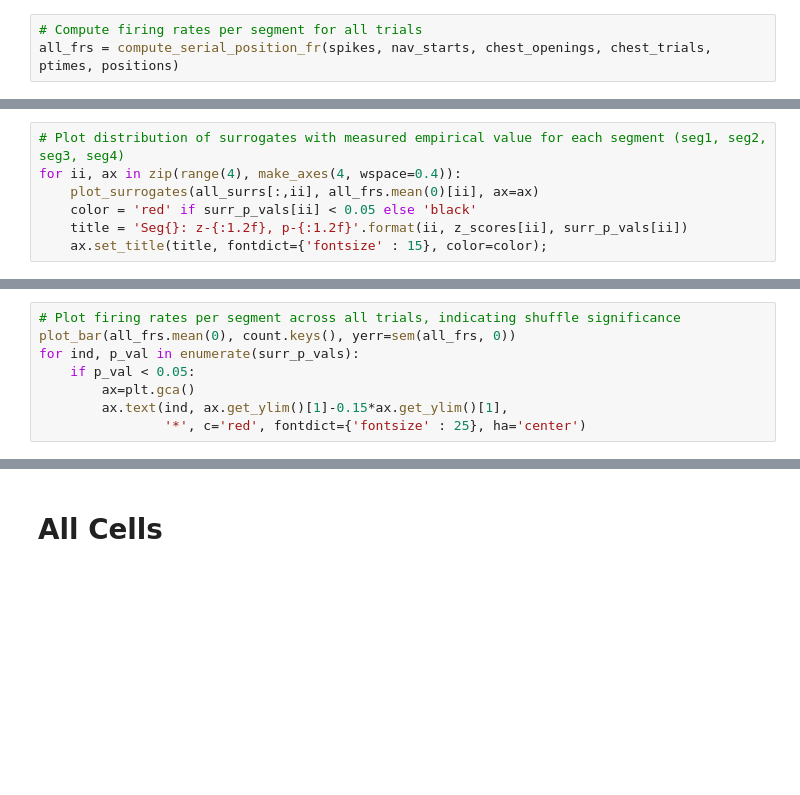
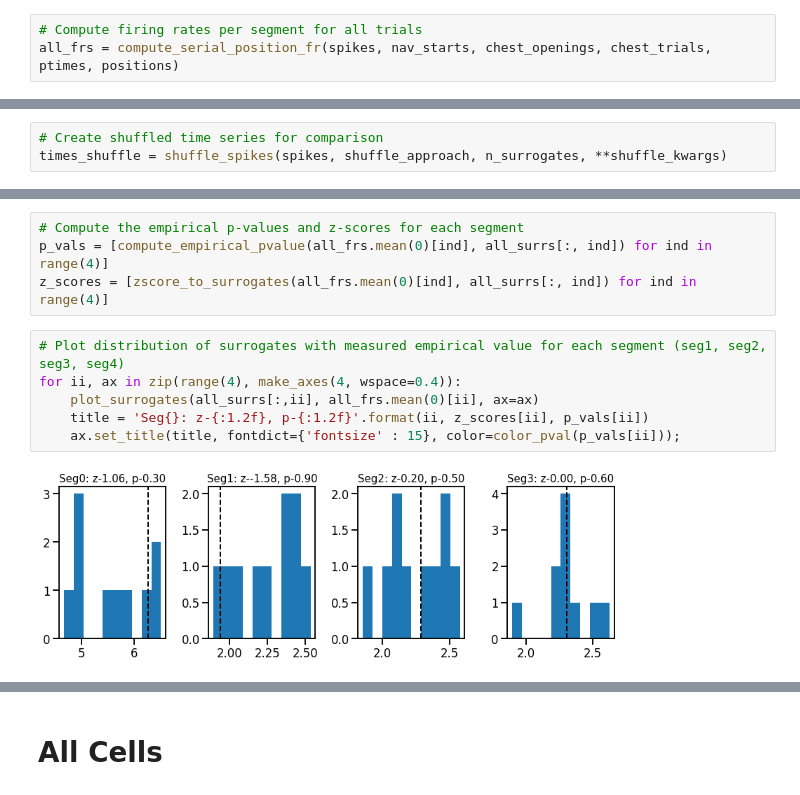
Before and after one commit to HSUPipeline/AnalyzeTH, a Jupyter notebook: notebooks/04-SerialPositionCells.ipynb, the cells around one changed output, grey strips where cells are left out. Saved outputs shown, nothing was run; the diff lists cells and outputs as text; blank space fills up the shorter version.

```diff
--- a/notebooks/04-SerialPositionCells.ipynb
+++ b/notebooks/04-SerialPositionCells.ipynb
@@ -174,7 +171,0 @@ z_scores = [zscore_to_surrogates(all_frs.mean(0)[ind], all_surrs[:, ind]) for in
-# %%
-# Plot distribution of surrogates with measured empirical value for each segment (seg1, seg2, seg3, seg4)
-for ii, ax in zip(range(4), make_axes(4, wspace=0.4)):
-    plot_surrogates(all_surrs[:,ii], all_frs.mean(0)[ii], ax=ax)
-    color = 'red' if surr_p_vals[ii] < 0.05 else 'black'
-    title = 'Seg{}: z-{:1.2f}, p-{:1.2f}'.format(ii, z_scores[ii], surr_p_vals[ii])
-    ax.set_title(title, fontdict={'fontsize' : 15}, color=color);
@@ -183,8 +171,0 @@ for ii, ax in zip(range(4), make_axes(4, wspace=0.4)):
-# %%
-# Plot firing rates per segment across all trials, indicating shuffle significance
-plot_bar(all_frs.mean(0), count.keys(), yerr=sem(all_frs, 0))
-for ind, p_val in enumerate(surr_p_vals):
-    if p_val < 0.05:
-        ax=plt.gca()
-        ax.text(ind, ax.get_ylim()[1]-0.15*ax.get_ylim()[1],
-                '*', c='red', fontdict={'fontsize' : 25}, ha='center')
@@ -192,0 +174,3 @@ for ind, p_val in enumerate(surr_p_vals):
+# %%
+# Create shuffled time series for comparison
+times_shuffle = shuffle_spikes(spikes, shuffle_approach, n_surrogates, **shuffle_kwargs)
@@ -192,0 +186,12 @@ for ind, p_val in enumerate(surr_p_vals):
+# %%
+# Compute the empirical p-values and z-scores for each segment
+p_vals = [compute_empirical_pvalue(all_frs.mean(0)[ind], all_surrs[:, ind]) for ind in range(4)]
+z_scores = [zscore_to_surrogates(all_frs.mean(0)[ind], all_surrs[:, ind]) for ind in range(4)]
+# %%
+# Plot distribution of surrogates with measured empirical value for each segment (seg1, seg2, seg3, seg4)
+for ii, ax in zip(range(4), make_axes(4, wspace=0.4)):
+    plot_surrogates(all_surrs[:,ii], all_frs.mean(0)[ii], ax=ax)
+    title = 'Seg{}: z-{:1.2f}, p-{:1.2f}'.format(ii, z_scores[ii], p_vals[ii])
+    ax.set_title(title, fontdict={'fontsize' : 15}, color=color_pval(p_vals[ii]));
+# %% [output]
+[figure, added]
```
Also changed, not shown: parts of 36 cells of this notebook, 1 other file.
